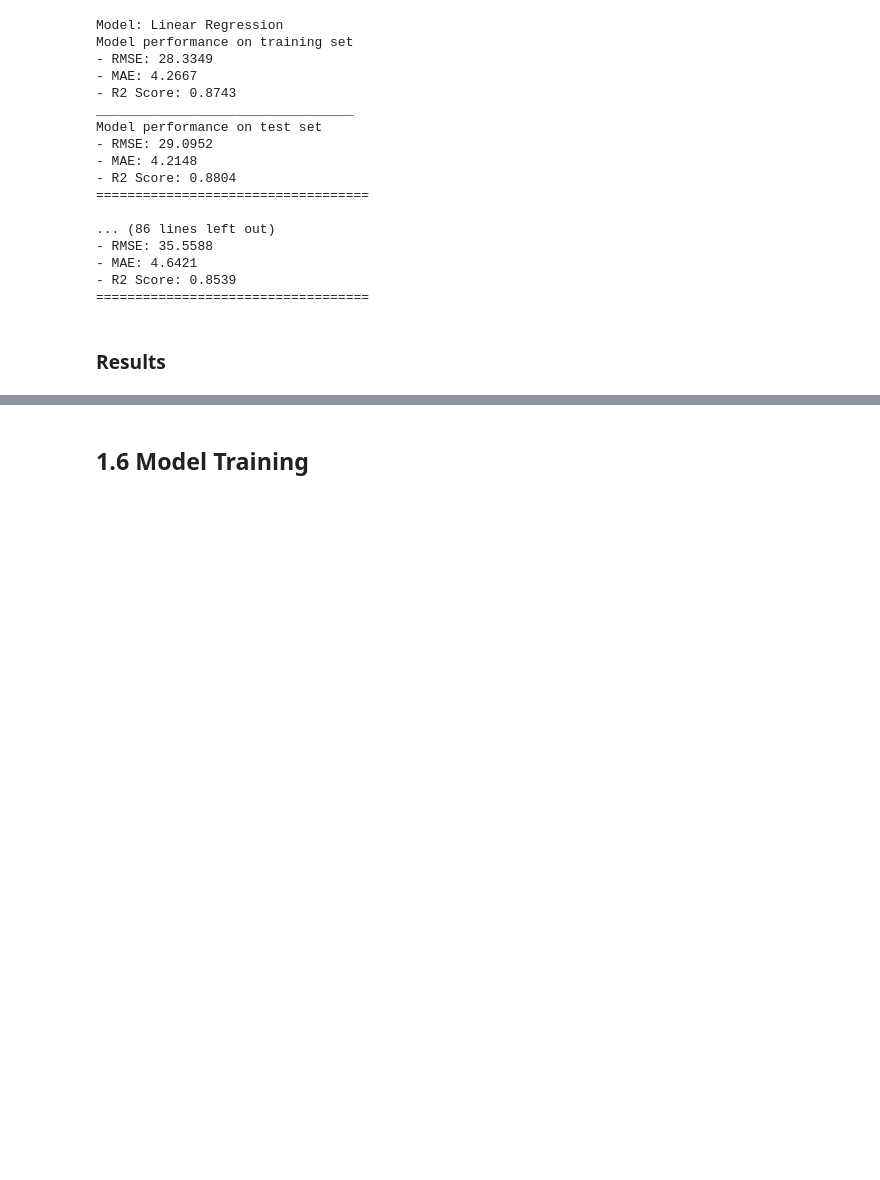
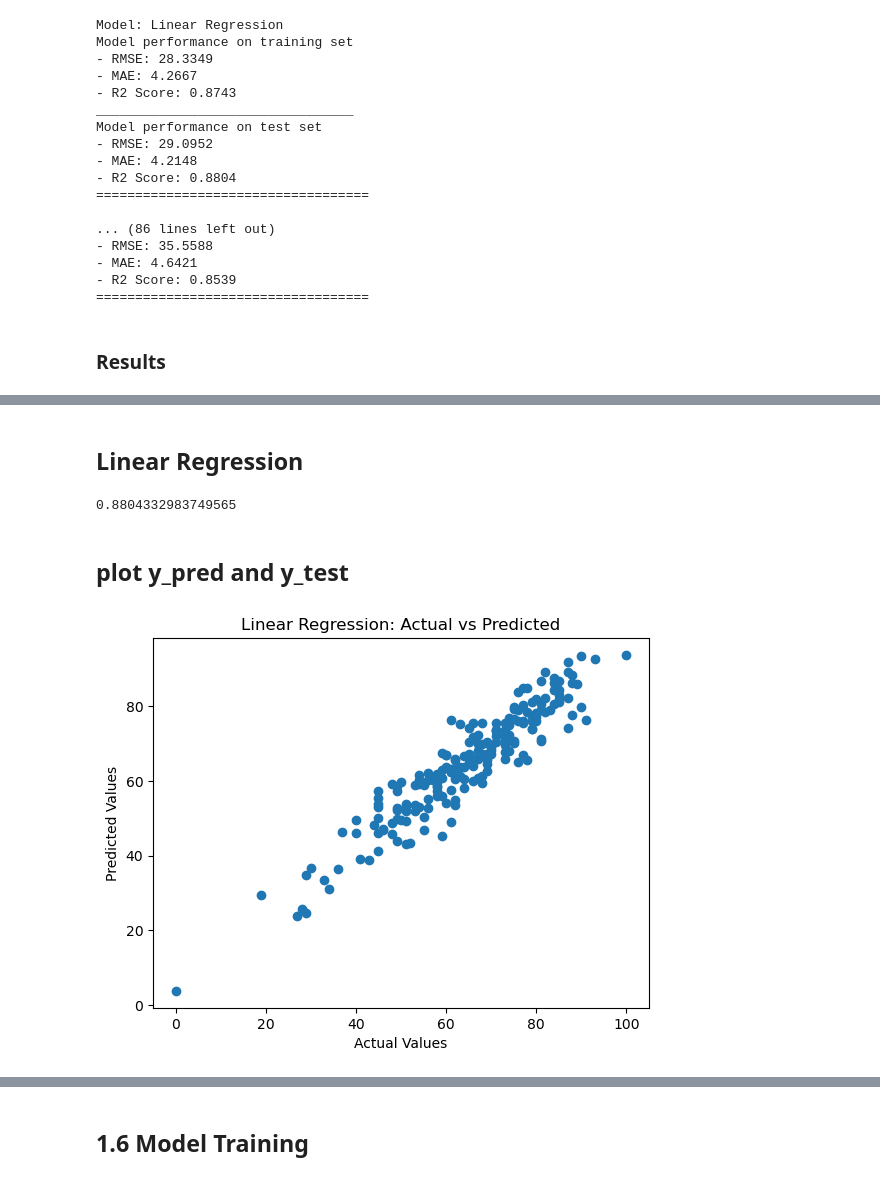
Before and after one commit to Boni694/mlproject, a Jupyter notebook: notebook/2. MODEL TRAINING.ipynb, the cells around one changed output, grey strips where cells are left out. Cells and saved outputs as stored; diff of their text form; code cells hidden in the pictures; blank space fills up the shorter version.

```diff
--- a/notebook/2. MODEL TRAINING.ipynb
+++ b/notebook/2. MODEL TRAINING.ipynb
@@ -229,0 +242,20 @@ Model performance on test set
+# %% [markdown]
+## Linear Regression
+# %%
+line_model = LinearRegression()
+line_model=line_model.fit(X_train, y_train)
+y_pred = line_model.predict(X_test)
+score=r2_score(y_test, y_pred)
+score
+# %% [output]
+0.8804332983749565
+# %% [markdown]
+## plot y_pred and y_test
+# %%
+plt.scatter(y_test, y_pred)
+plt.xlabel("Actual Values")
+plt.ylabel("Predicted Values")
+plt.title("Linear Regression: Actual vs Predicted")
+plt.show()
+# %% [output]
+[figure, added]
```
Also changed, not shown: parts of 3 cells of this notebook, 5 other files.
